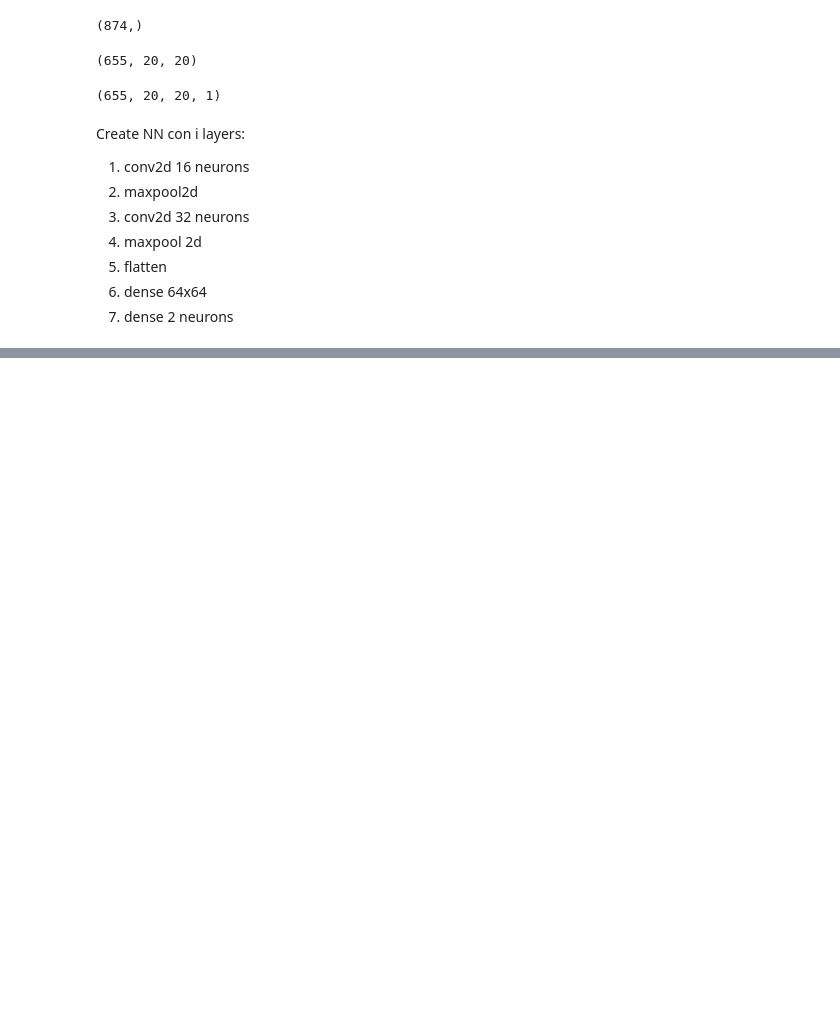
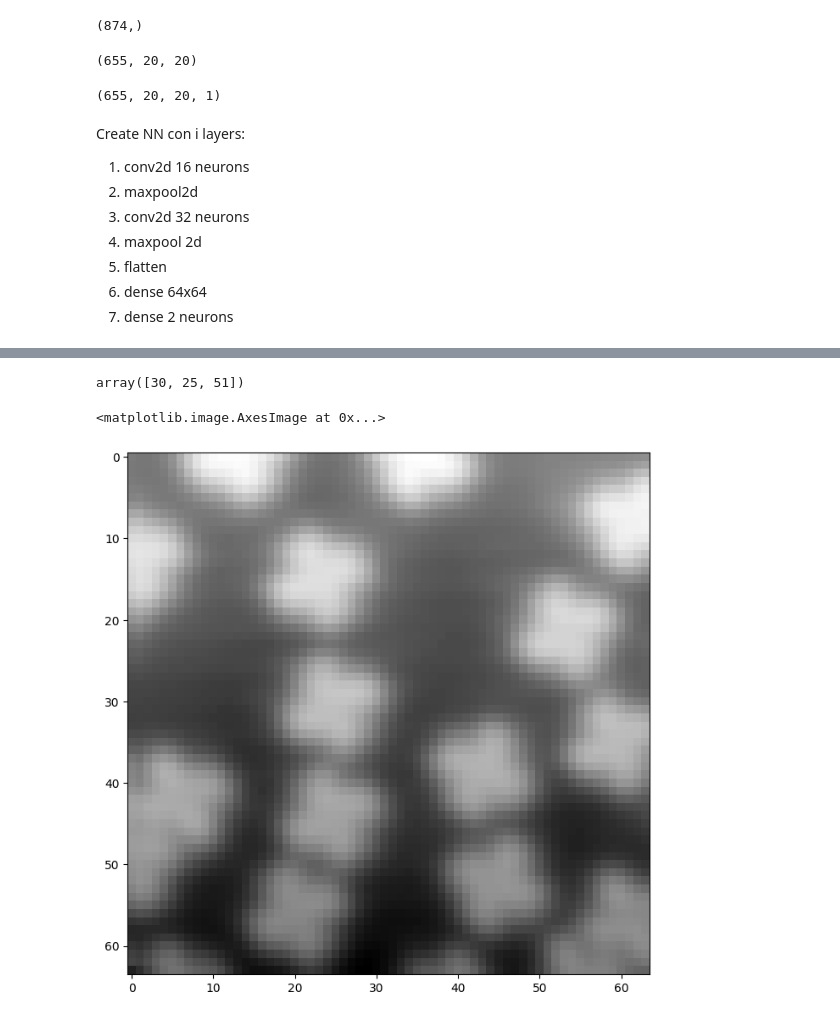
Before and after one commit to carlottaviappiani/MLPNS_CV, a Jupyter notebook: convNN.ipynb, the cells around one changed output, grey strips where cells are left out. Cells and saved outputs as stored; diff of their text form; code cells hidden in the pictures; blank space fills up the shorter version.

```diff
--- a/convNN.ipynb
+++ b/convNN.ipynb
@@ -320,0 +324,9 @@ print('{:.2f},{:.2f},{:.2f},{:.2f}'.format(loss_tr,acc_tr,loss_te,acc_te))
+# %%
+pos[0]
+# %% [output]
+array([30, 25, 51])
+# %%
+plt.imshow(norm[51])
+# %% [output]
+<matplotlib.image.AxesImage at 0x...>
+[figure, added]
```
Also changed, not shown: parts of 19 cells of this notebook.
